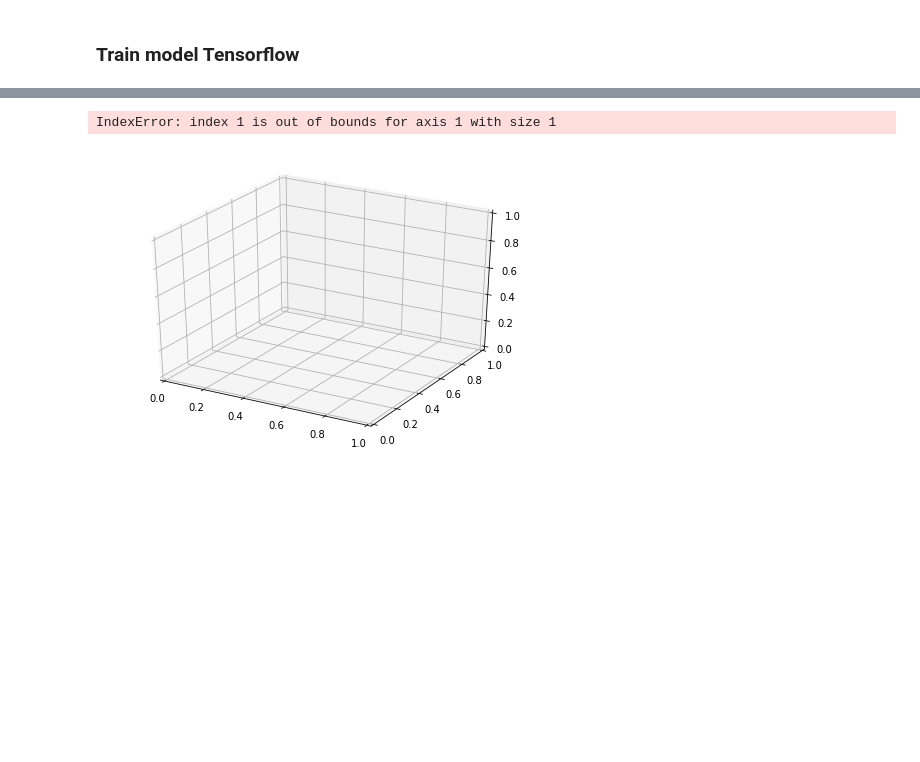
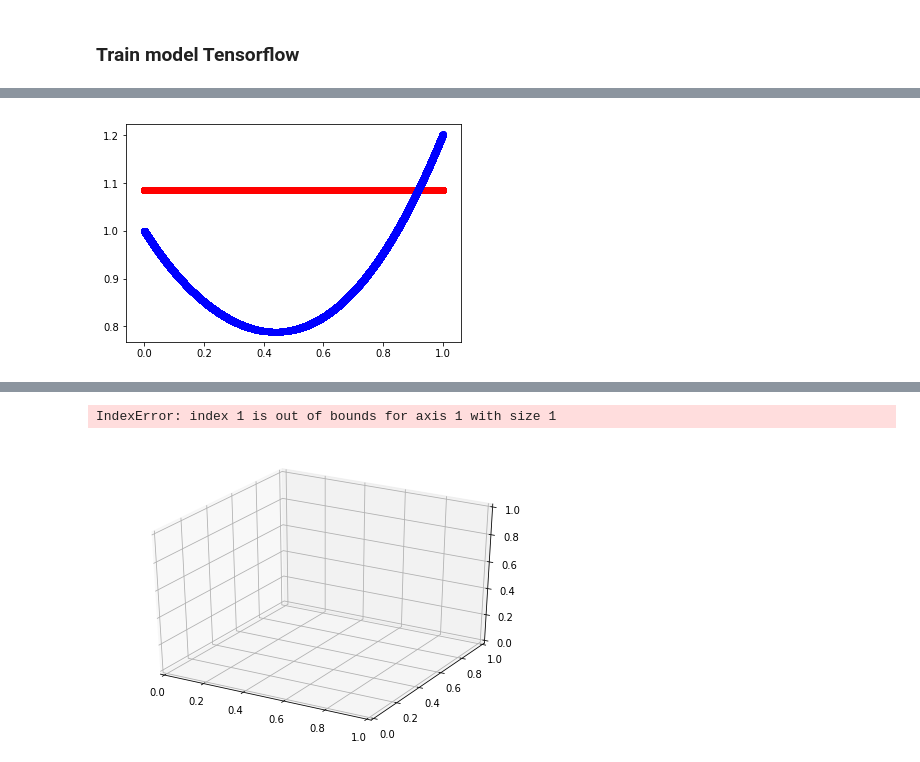
Before and after one commit to dlaredo/stochastic_dynamics, a Jupyter notebook: code/Stochastic_Systems_Test_error_included.ipynb, the cells around one changed output, grey strips where cells are left out. Cells and saved outputs as stored; diff of their text form; code cells hidden in the pictures; blank space fills up the shorter version.

Commit message:
code now works for simple ODE's with initial coinditions.

```diff
--- a/code/Stochastic_Systems_Test_error_included.ipynb
+++ b/code/Stochastic_Systems_Test_error_included.ipynb
@@ -72,11 +72,18 @@ def tf_ghazale(X):
     l2_lambda_regularization = 0.1
     #l1_lambda_regularization = 0.10
 
-    A1 = tf.layers.dense(X, 50, activation=tf.nn.relu,
+    A1 = tf.layers.dense(X, 500, activation=tf.nn.relu,
+                         kernel_initializer=tf.contrib.layers.xavier_initializer(uniform=False),
+                         name="fc1")
+    A2 = tf.layers.dense(A1, 100, activation=tf.nn.relu,
                          kernel_initializer=tf.contrib.layers.xavier_initializer(uniform=False),
                          kernel_regularizer=tf.contrib.layers.l2_regularizer(l2_lambda_regularization),
-                         name="fc1")
-    y = tf.layers.dense(A1, 1, activation=None, kernel_initializer=tf.contrib.layers.xavier_initializer(uniform=False),
+                         name="fc2")
+    A3 = tf.layers.dense(A2, 20, activation=tf.nn.relu,
+                         kernel_initializer=tf.contrib.layers.xavier_initializer(uniform=False),
+                         kernel_regularizer=tf.contrib.layers.l2_regularizer(l2_lambda_regularization),
+                         name="fc3")
+    y = tf.layers.dense(A3, 1, activation=None, kernel_initializer=tf.contrib.layers.xavier_initializer(uniform=False),
                         kernel_regularizer=tf.contrib.layers.l2_regularizer(l2_lambda_regularization), name="out")
 
     return y
@@ -304,3 +339,11 @@ plt.show()
+# %%
+plt.scatter(X_test.flatten(), y_pred.flatten(),c='r')  # y_pred/nn_pred
+plt.scatter(X_test.flatten(),y_real.flatten(),c='b')  # y_real
+#plt.scatter(x,nn_real,c='b')  #nn_real
+
+plt.show()
+# %% [output]
+[figure, added]
 # %%
 display_points = 50
 
```
Also changed, not shown: parts of 9 cells of this notebook, 3 other files.
